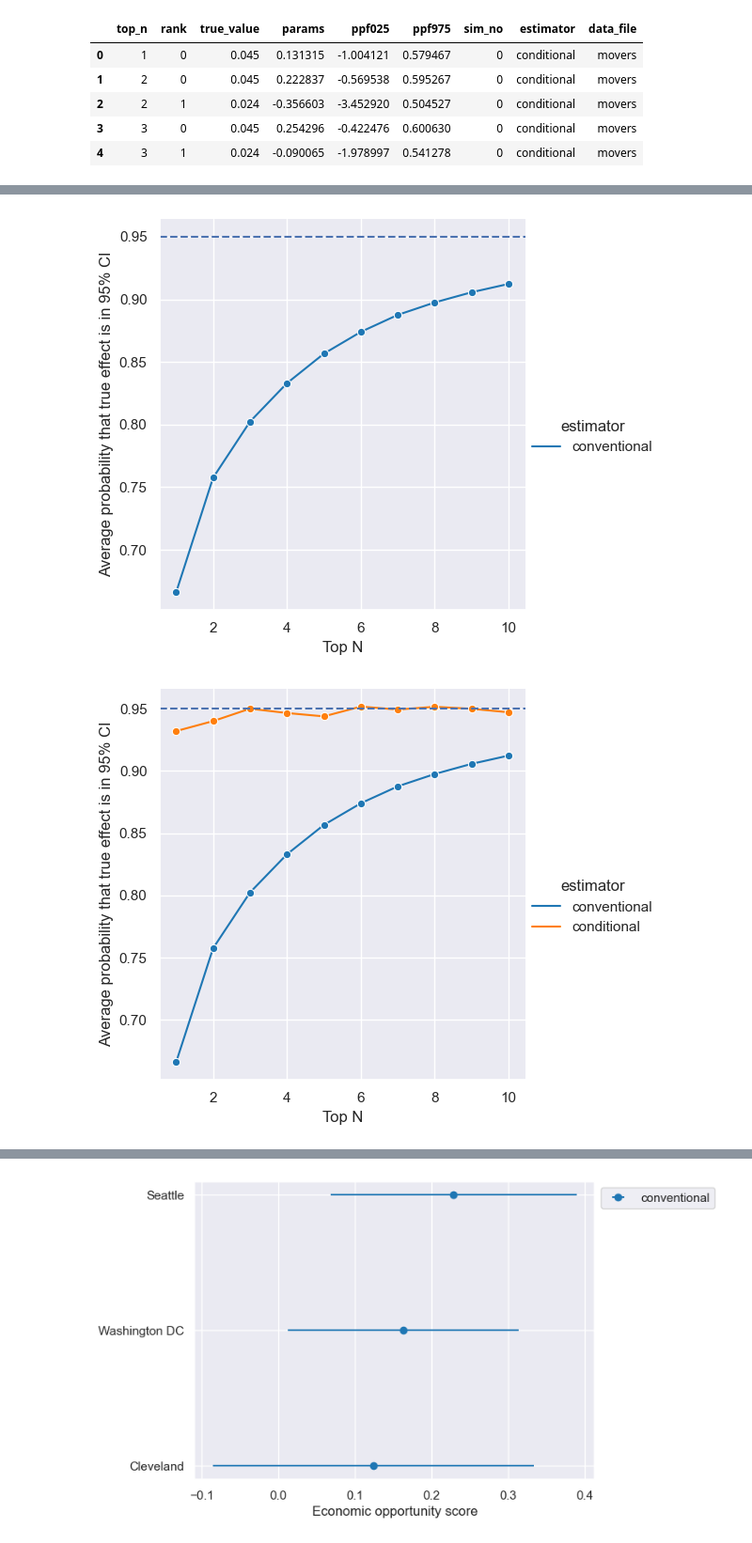
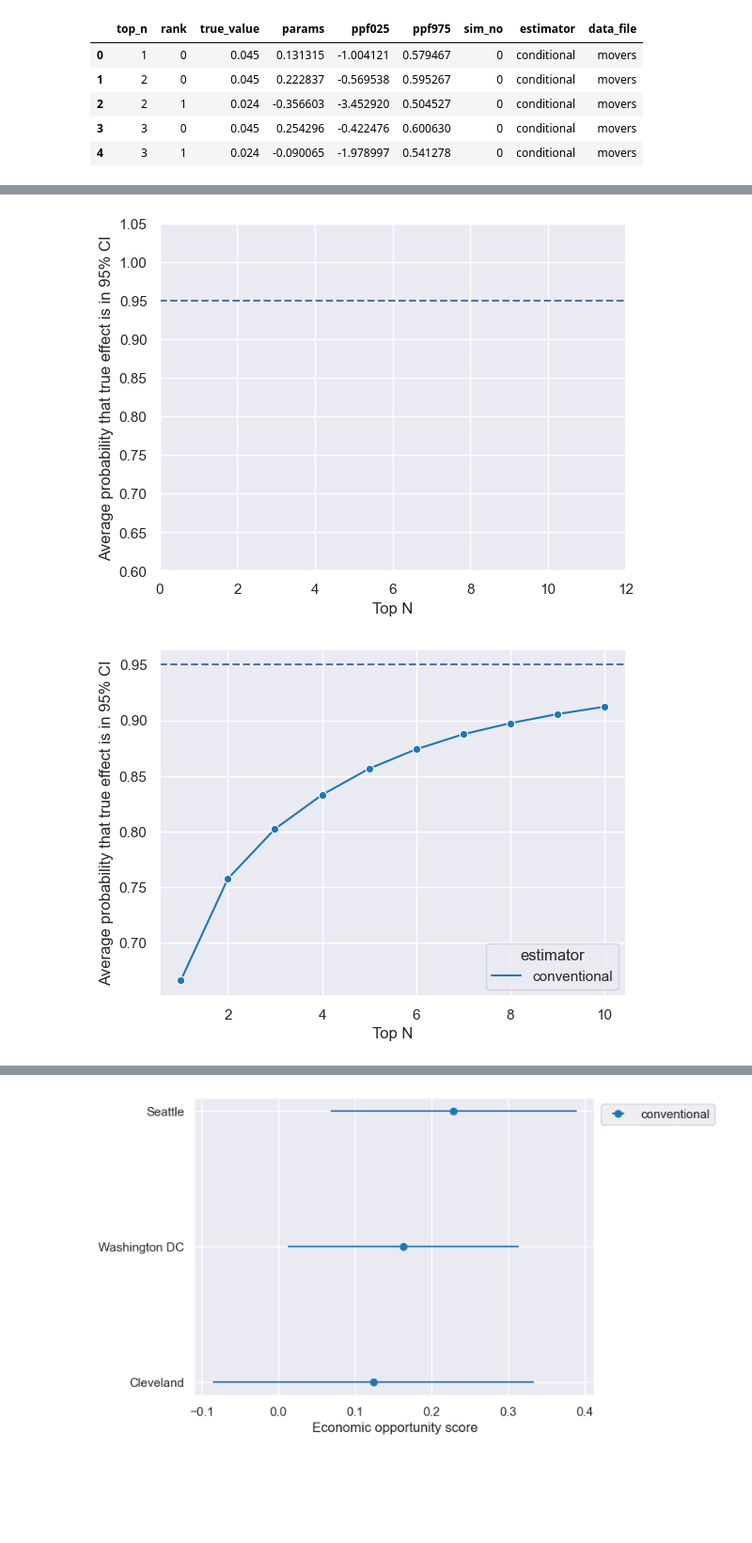
Before and after one commit to arfon/conditional-inference-joss, a Jupyter notebook: simulations/losers-presentation/analysis.ipynb, the cells around one changed output, grey strips where cells are left out. Shown: that part at 94% size. Cells and saved outputs as stored; diff of their text form; code cells hidden in the pictures; blank space fills up the shorter version.

```diff
--- a/simulations/losers-presentation/analysis.ipynb
+++ b/simulations/losers-presentation/analysis.ipynb
@@ -29,25 +43,28 @@ df["len_ci"] = df.ppf975 - df.ppf025
 # %%
 def make_pr_bias_graph(estimators):
-    grid = sns.relplot(
+    ax = sns.lineplot(
         data=df[df.estimator.isin(estimators)],
         x="top_n",
         y="pr_overestimate",
         hue="estimator",
         hue_order=estimators,
         palette=palette,
-        kind="line",
         ci=None,
         marker="o"
     )
-    for ax in grid.axes[0]:
-        ax.axhline(.5, linestyle="--")
-    grid.set_ylabels("Average probability true effect < point estimate")
-    grid.set_xlabels("Top N")
-    grid.fig.savefig(f"plots/pr_overestimate_{estimators}.png")
+    ax.axhline(.5, linestyle="--")
+    ax.set_ylabel("Average probability true effect < point estimate")
+    ax.set_xlabel("Top N")
+    plt.savefig(f"plots/pr_overestimate_{estimators}.png", bbox_inches="tight")
     plt.show()
+    return ax
 
 estimators = []
 for estimator in ("conventional", "conditional", "hybrid"):
     estimators.append(estimator)
-    make_pr_bias_graph(estimators)
+    ax = make_pr_bias_graph(estimators)
+blank_ax = make_blank_figure(ax)
+plt.savefig("plots/pr_overestimate_blank.png", bbox_inches="tight")
+blank_ax.axhline(.5, linestyle="--")
+plt.savefig("plots/pr_overestimate_line.png", bbox_inches="tight")
 # %% [output]
@@ -57,27 +74,32 @@ for estimator in ("conventional", "conditional", "hybrid"):
 # %%
 def make_coverage_plot(estimators):
-    grid = sns.relplot(
+    fig, ax = plt.subplots()
+    sns.lineplot(
         data=df[df.estimator.isin(estimators)],
         x="top_n",
         y="coverage",
         hue="estimator",
         hue_order=estimators,
         palette=palette,
-        kind="line",
         ci=None,
-        marker="o"
+        marker="o",
+        ax=ax
     )
-    for ax in grid.axes[0]:
-        ax.axhline(.95, linestyle="--")
-    grid.set_ylabels("Average probability that true effect is in 95% CI")
-    grid.set_xlabels("Top N")
-    grid.fig.savefig(f"plots/coverage{estimators}.png")
+    ax.axhline(.95, linestyle="--")
+    ax.set_ylabel("Average probability that true effect is in 95% CI")
+    ax.set_xlabel("Top N")
+    plt.savefig(f"plots/coverage{estimators}.png")
     plt.show()
+    return ax
 
 estimators = []
 for estimator in ("conventional", "conditional", "projection", "hybrid"):
     estimators.append(estimator)
-    make_coverage_plot(estimators)
+    ax = make_coverage_plot(estimators)
+blank_ax = make_blank_figure(ax)
+plt.savefig("plots/coverage_blank.png")
+blank_ax.axhline(.95, linestyle="--")
+plt.savefig("plots/coverage_line.png")
 # %% [output]
-[figure, old version]
+[figure, new version]
-[figure, old version]
+[figure, new version]
```
Also changed, not shown: parts of 6 cells of this notebook, 8 other files.
